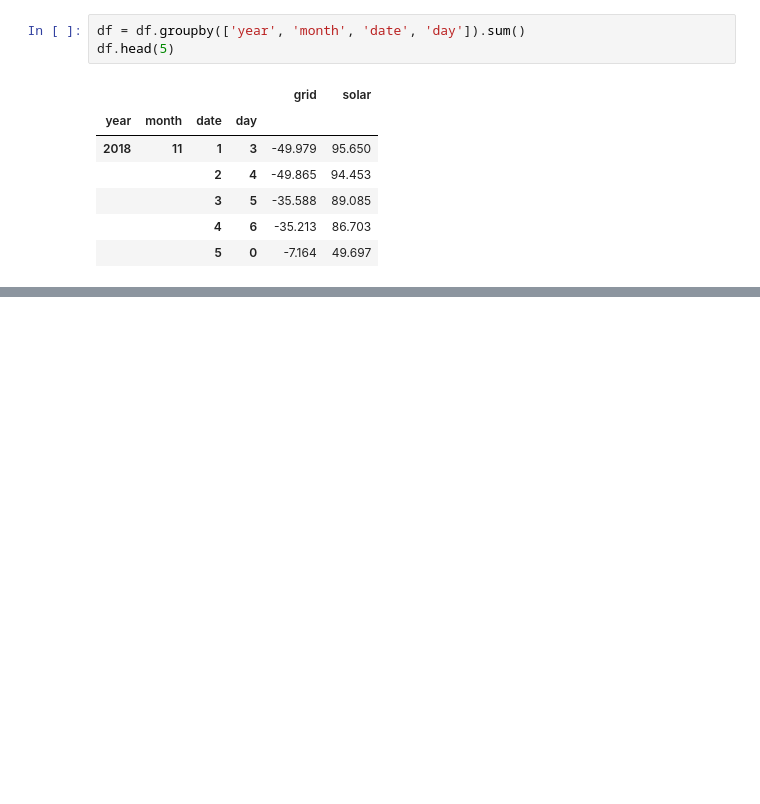
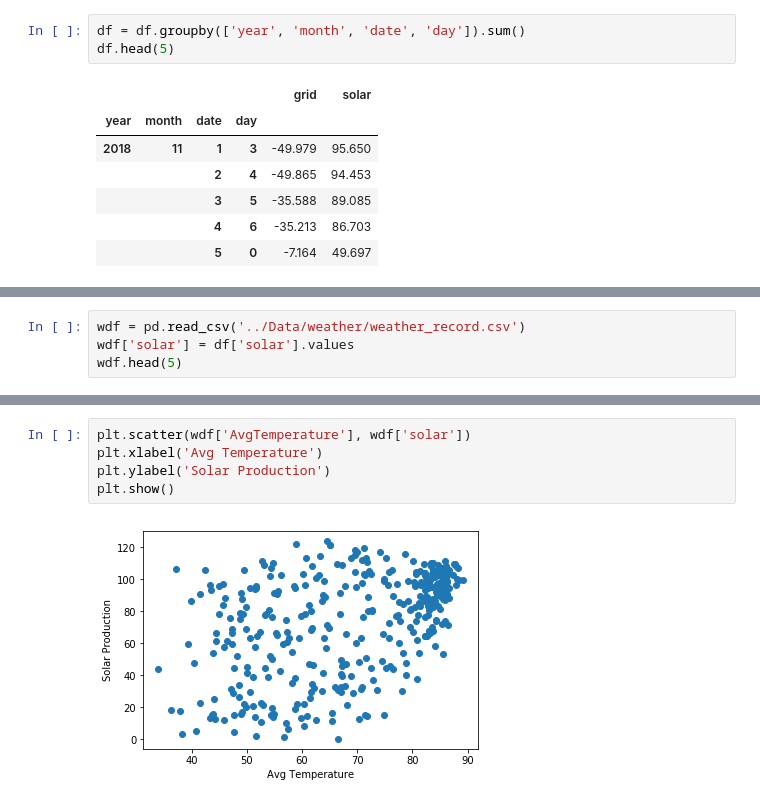
Before and after one commit to mew177/Solar_Battery_Balance_System, a Jupyter notebook: Code/Analysis.ipynb, the cells around one changed output, grey strips where cells are left out. Cells and saved outputs as stored; diff of their text form; blank space fills up the shorter version.

```diff
--- a/Code/Analysis.ipynb
+++ b/Code/Analysis.ipynb
@@ -111,0 +113,4 @@ array([137.33565067])
+# %%
+wdf = pd.read_csv('../Data/weather/weather_record.csv')
+wdf['solar'] = df['solar'].values
+wdf.head(5)
@@ -111,0 +124,7 @@ array([137.33565067])
+# %%
+plt.scatter(wdf['AvgTemperature'], wdf['solar'])
+plt.xlabel('Avg Temperature')
+plt.ylabel('Solar Production')
+plt.show()
+# %% [output]
+[figure, added]
```
Also changed, not shown: parts of 13 cells of this notebook, 3 other files.
